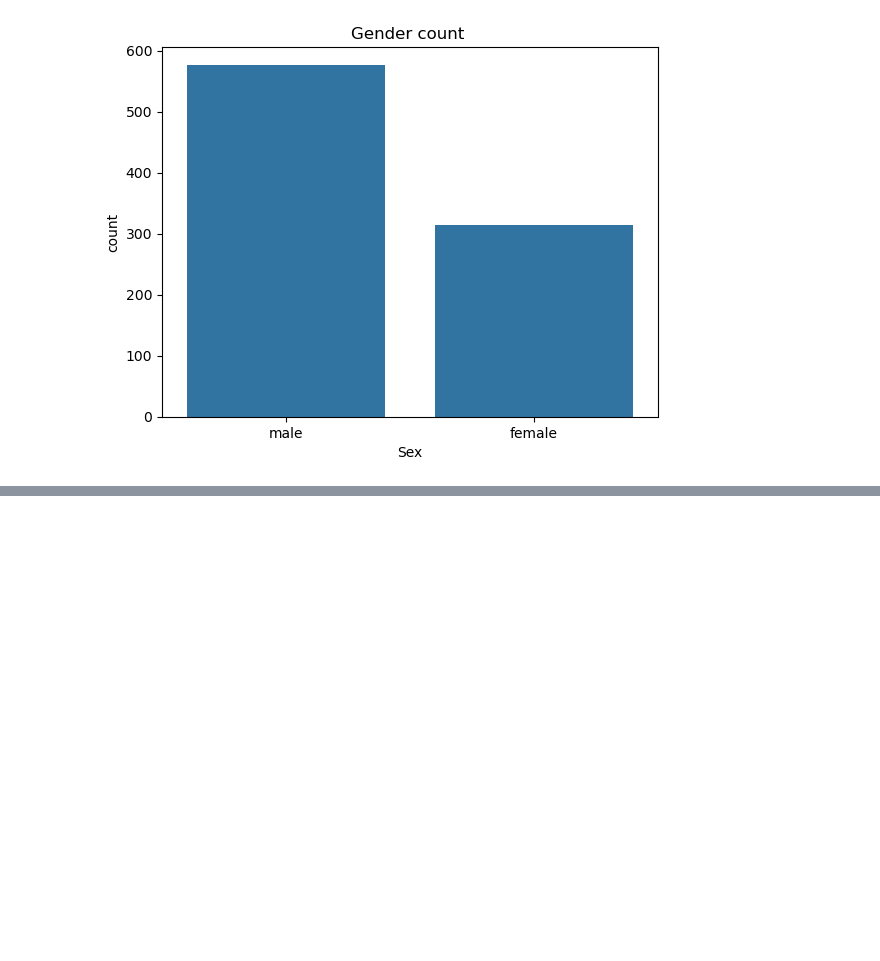
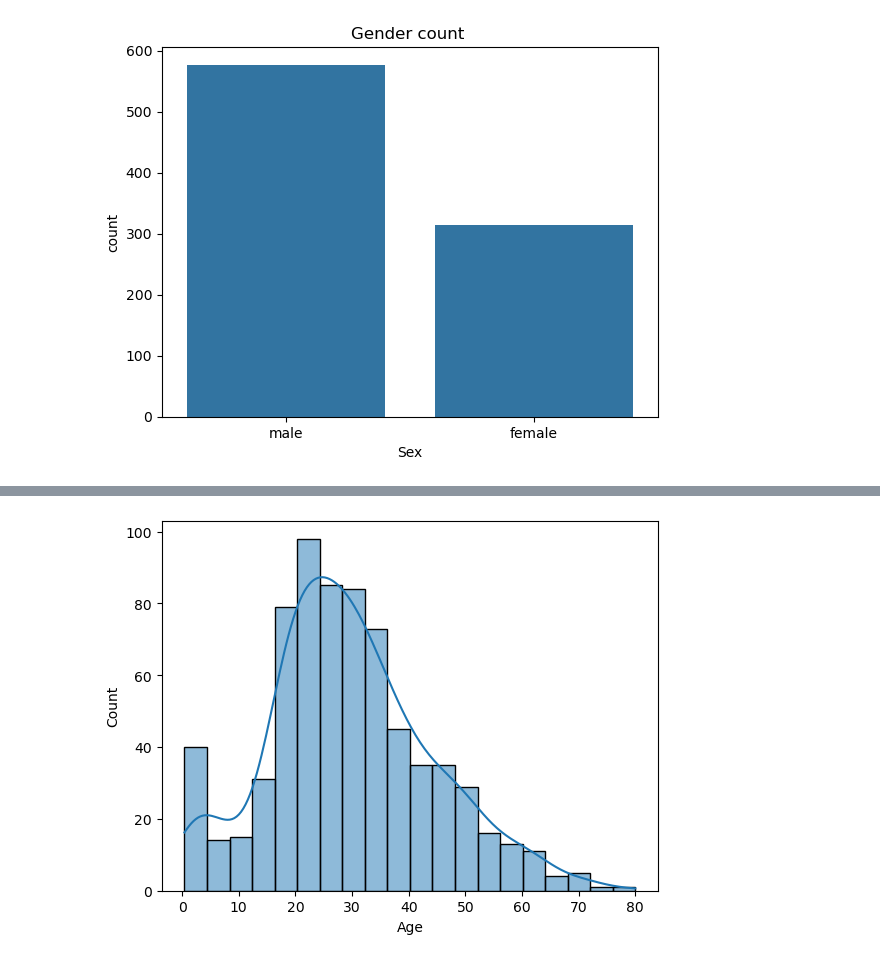
Before and after one commit to sandeshbhatta495/AI, a Jupyter notebook: Titanic Survival projects/titanic survival .ipynb, the cells around one changed output, grey strips where cells are left out. Cells and saved outputs as stored; diff of their text form; code cells hidden in the pictures; blank space fills up the shorter version.

```diff
--- a/Titanic Survival projects/titanic survival .ipynb
+++ b/Titanic Survival projects/titanic survival .ipynb
@@ -104,0 +114,6 @@ plt.show()
+# %%
+#Age  distribution
+sns.histplot(df["Age"], kde=True)
+plt.show()
+# %% [output]
+[figure, added]
```
Also changed, not shown: parts of 8 cells of this notebook.
